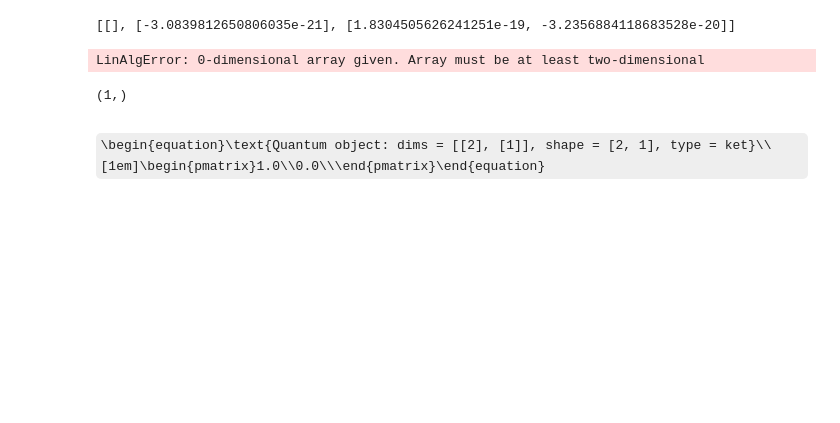
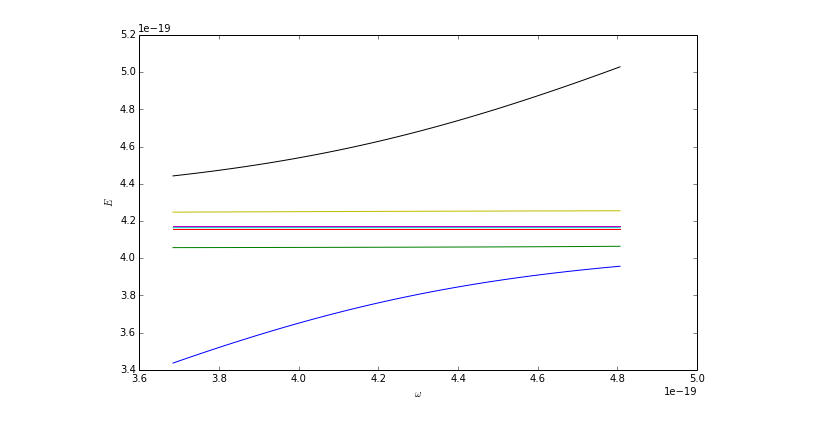
Before and after one commit to texnokrates/dicke, a Jupyter notebook: ipynotebooks/dicke-qutip.ipynb, the cells around one changed output. Drawn from its saved outputs; the diff is of its cells as text; code cells hidden in the pictures; some formulas as TeX source; blank space fills up the shorter version.

Commit message:
The restriction now proceeds correctly. Incredibly slow, I must avoid rebuilding the Hamiltonian every time.

```diff
--- a/ipynotebooks/dicke-qutip.ipynb
+++ b/ipynotebooks/dicke-qutip.ipynb
@@ -111,7 +113,7 @@ def i2m(i, K, tau):
             return None
     # generate the combinations
     j = base
-    for m in combinations(range(1, K + 1), tau - n):
+    for m in combinations(range(K), tau - n):
         if (j == i):
             return m
         j += 1
@@ -128,7 +130,7 @@ def nm2i(n, m, K):
     for nn in range(max(0,tau - K), n):
         base += comb(K, tau - nn, True)
     i = base
-    for mm in combinations(range(1, K + 1), len(m)):
+    for mm in combinations(range(K), len(m)):
         if(m == mm):
             return i
         else:
@@ -146,7 +148,7 @@ def tau_projector(K, tau, bdim):
         setm = set(m)
         vect = []
         for j in range(K):
-            vect.append(basis(2, (j in setm))) # 0 is up, 1 is down
+            vect.append(basis(2, 1-(j in setm))) # 0 is up, 1 is down
         vect.append(basis(bdim, n))
         vects.append(tensor(vect).full())
     return array(vects).squeeze(axis=2)
@@ -195,17 +197,32 @@ def lrange(start,stop,stepcount):
         val += step
     return l
 
-def dicke_tryparams(K=2, tau=1, start=2.21, stop=3,
+def dicke_tryparams(K=2, bdim=3, start=2.21, stop=3,
                     epsilons=2.6, Vs=0.26, gs=0):
     omegalist = lrange(start, stop, 50)
     eiglist = []
     for om in omegalist:
-        H = dickeH(K=K,tau=tau,epsilons=epsilons,omega=om, Vs=Vs, gs=gs)
-        eiglist.append(numpy.linalg.eigvalsh(H))
+        H = dickeH(K=K,bdim=bdim,epsilons=epsilons,omega=om, Vs=Vs, gs=gs)
+        eiglist.append(H.eigenenergies())
 
+    plt.figure(figsize=(10,6),dpi=200)
     plt.plot(omegalist, eiglist)
     plt.xlabel('$\omega$')
     plt.ylabel('$E$')
+
+def dicke_tryparams_proj(K=2, tau=1, start=2.21, stop=3,
+                    epsilons=2.6, Vs=0.26, gs=0):
+    omegalist = lrange(start, stop, 50)
+    eiglist = []
+    for om in omegalist:
+        H = dickeH_proj(K=K,tau=tau,epsilons=epsilons,omega=om, Vs=Vs, gs=gs)
+        eiglist.append(numpy.linalg.eigvalsh(H))
+
+    plt.figure(figsize=(10,6),dpi=200)
+    plt.plot(omegalist, eiglist)
+    plt.xlabel('$\omega$')
+    plt.ylabel('$E$')
+
 
 
 # N. B. the following expects input in SI units
@@ -274,0 +284,2 @@ randomBox_tryparams(K=2, x=0.1*nm, y=0.1*nm, z=1*nm,Vs=0.1*eV, start=2.3*eV, sto
+# %%
+gs=dipoleCouplings(K=6, mu=20*debye)
@@ -275,13 +290,4 @@ randomBox_tryparams(K=2, x=0.1*nm, y=0.1*nm, z=1*nm,Vs=0.1*eV, start=2.3*eV, sto
 # %%
-randomBox_tryparams_tau(K=3, x=0.1*nm, y=0.1*nm, epsilons=2.6*eV, z=1*nm,Vs=0.01*eV, start=2.3*eV, stop=3*eV,mu=1*debye, tau=0)
+dicke_tryparams_proj(K=6, epsilons=2.6*eV,Vs=0.11*eV, start=2.3*eV, stop=3*eV,gs=gs, tau=1)
 # %% [output]
-[[], [-3.0839812650806035e-21], [1.8304505626241251e-19, -3.2356884118683528e-20]]
-LinAlgError: 0-dimensional array given. Array must be at least two-dimensional
+[figure, added]
-# %%
-i2m(i=0,K=5, tau=1)
-# %% [output]
-(1,)
-# %%
-basis(2,0)
-# %% [output]
-\begin{equation}\text{Quantum object: dims = [[2], [1]], shape = [2, 1], type = ket}\\[1em]\begin{pmatrix}1.0\\0.0\\\end{pmatrix}\end{equation}
```
Also changed, not shown: parts of 5 cells of this notebook.
